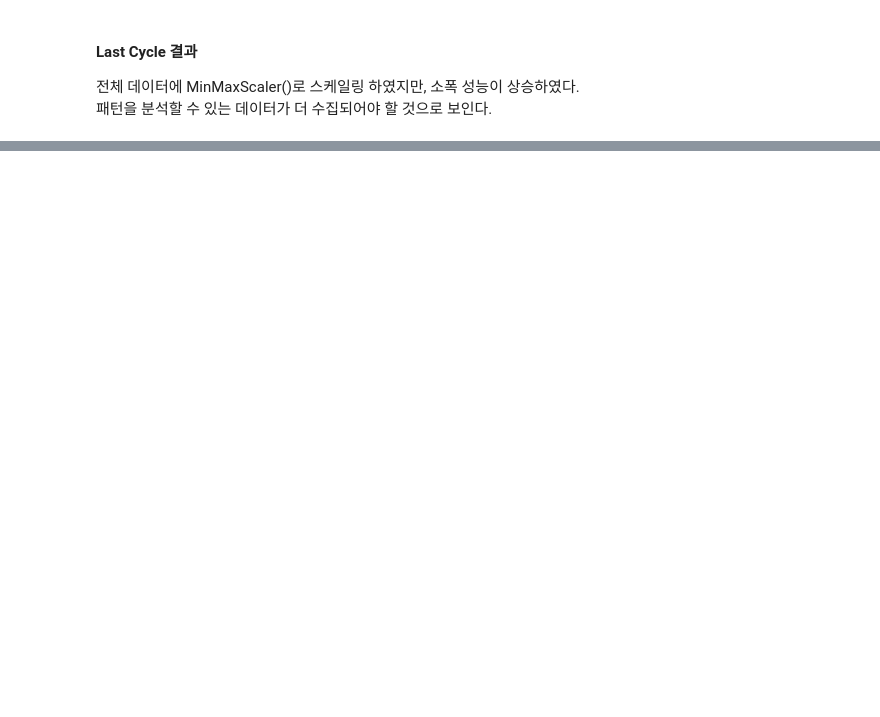
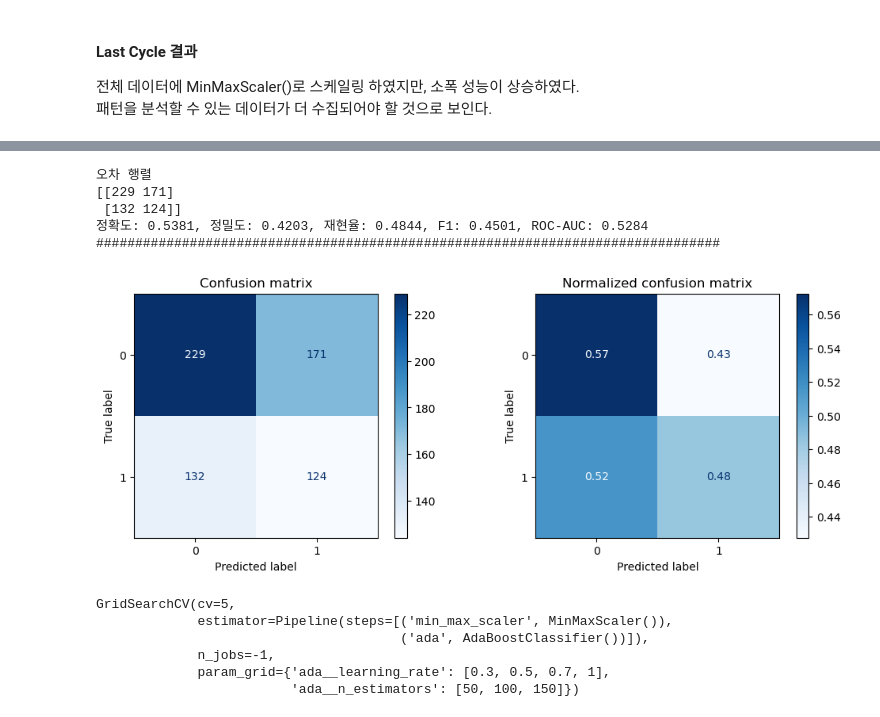
Before and after one commit to SOYOUNGdev/study-machine_learning, a Jupyter notebook: b_classifier/i_ensemble_learning.ipynb, the cells around one changed output, grey strips where cells are left out. Saved outputs shown, nothing was run; the diff lists cells and outputs as text; code cells hidden in the pictures; blank space fills up the shorter version.

```diff
--- a/b_classifier/i_ensemble_learning.ipynb
+++ b/b_classifier/i_ensemble_learning.ipynb
@@ -617,0 +973,34 @@ get_evaluation(y_test, prediction, rfc, X_test)
+# %%
+ada = g_ada.best_estimator_
+prediction = ada.predict(X_test)
+# %%
+get_evaluation(y_test, prediction, ada, X_test)
+# %% [output]
+오차 행렬
+[[229 171]
+ [132 124]]
+정확도: 0.5381, 정밀도: 0.4203, 재현율: 0.4844, F1: 0.4501, ROC-AUC: 0.5284
+################################################################################
+[figure, added]
+# %%
+from sklearn.preprocessing import MinMaxScaler
+from sklearn.model_selection import GridSearchCV
+from sklearn.ensemble import AdaBoostClassifier
+from sklearn.pipeline import Pipeline
+
+parmeters = {
+    'ada__n_estimators': [50, 100, 150],
+    'ada__learning_rate': [0.3, 0.5, 0.7, 1]
+}
+
+ada_pipe = Pipeline([('min_max_scaler', MinMaxScaler()), ('ada', AdaBoostClassifier())])
+
+g_ada = GridSearchCV(ada_pipe, param_grid=parmeters, cv=5, n_jobs=-1)
+g_ada.fit(X_train_over, y_train_over)
+# %% [output]
+GridSearchCV(cv=5,
+             estimator=Pipeline(steps=[('min_max_scaler', MinMaxScaler()),
+                                       ('ada', AdaBoostClassifier())]),
+             n_jobs=-1,
+             param_grid={'ada__learning_rate': [0.3, 0.5, 0.7, 1],
+                         'ada__n_estimators': [50, 100, 150]})
```
Also changed, not shown: parts of 112 cells of this notebook, 29 other files.
